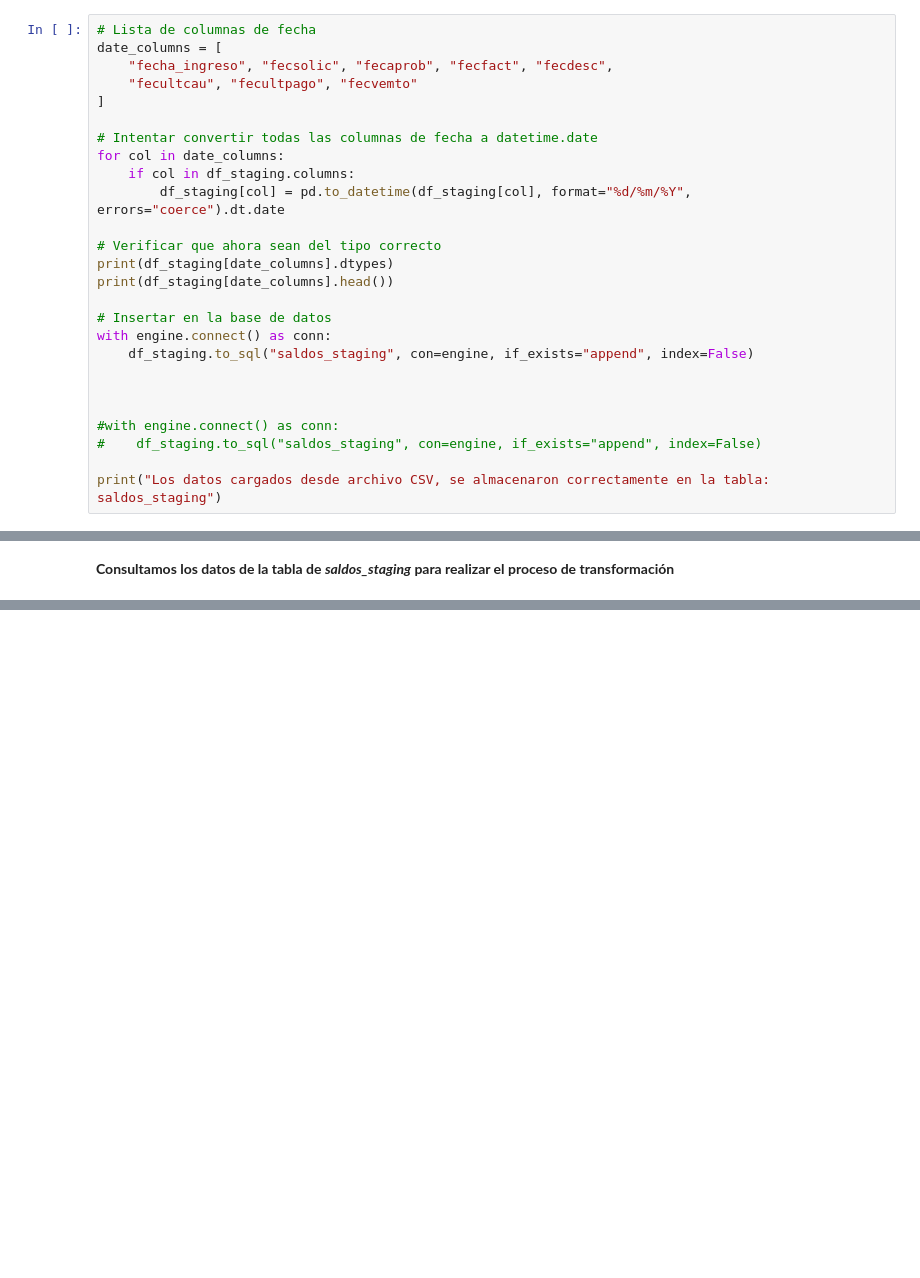
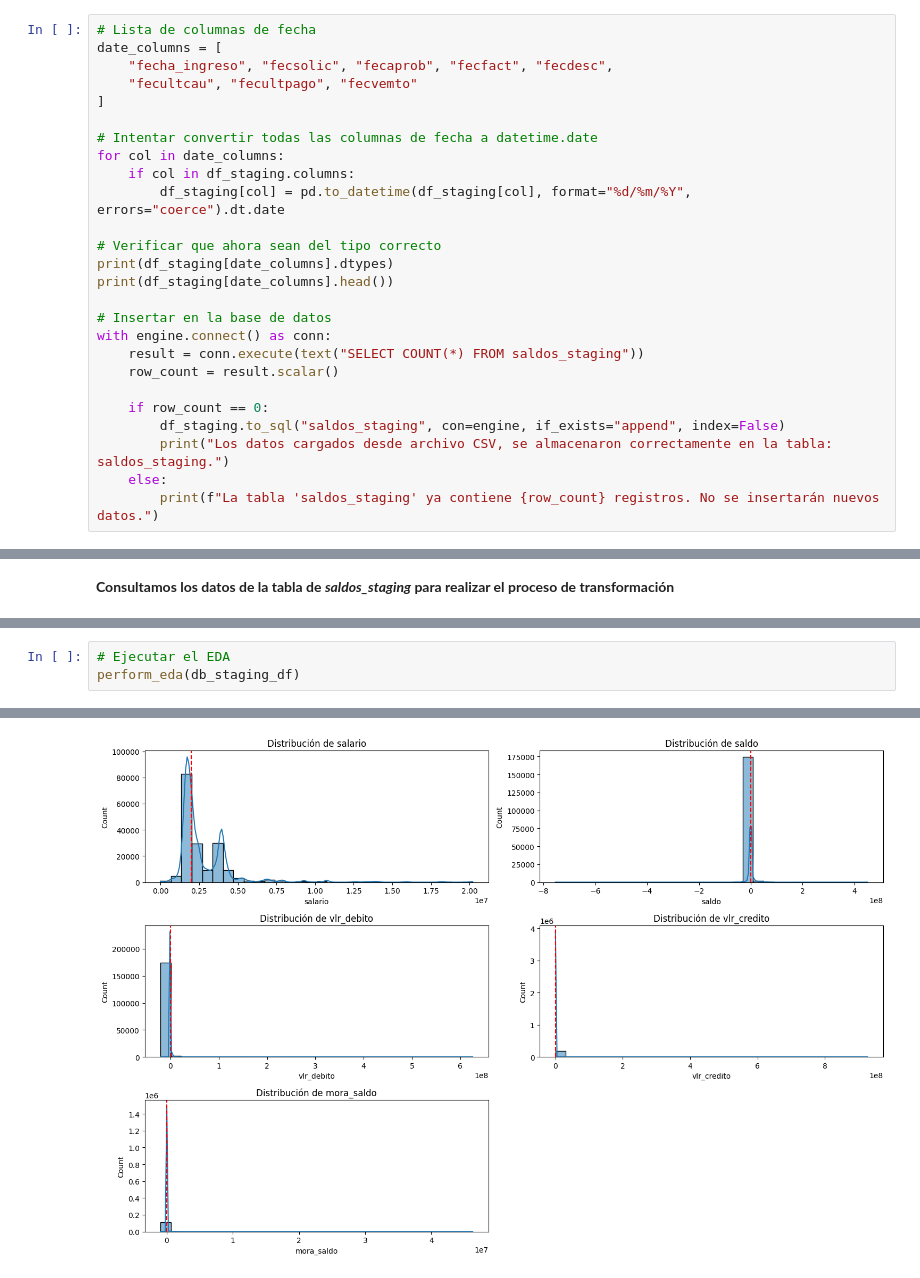
Before and after one commit to JormanCopete/ETL_Project, a Jupyter notebook: 001_extract.ipynb, the cells around one changed output, grey strips where cells are left out. Cells and saved outputs as stored; diff of their text form; blank space fills up the shorter version.

```diff
--- a/001_extract.ipynb
+++ b/001_extract.ipynb
@@ -205,14 +221,14 @@ print(df_staging[date_columns].head())
 
 # Insertar en la base de datos
 with engine.connect() as conn:
-    df_staging.to_sql("saldos_staging", con=engine, if_exists="append", index=False)
+    result = conn.execute(text("SELECT COUNT(*) FROM saldos_staging"))
+    row_count = result.scalar()
 
-
-
-#with engine.connect() as conn:
-#    df_staging.to_sql("saldos_staging", con=engine, if_exists="append", index=False)
-
-print("Los datos cargados desde archivo CSV, se almacenaron correctamente en la tabla: saldos_staging")
+    if row_count == 0:
+        df_staging.to_sql("saldos_staging", con=engine, if_exists="append", index=False)
+        print("Los datos cargados desde archivo CSV, se almacenaron correctamente en la tabla: saldos_staging.")
+    else:
+        print(f"La tabla 'saldos_staging' ya contiene {row_count} registros. No se insertarán nuevos datos.")
 # %% [output]
 fecha_ingreso    object
 fecsolic         object
@@ -260,0 +544,4 @@ db_staging_df.sample(n=15)
+# %%
+# Ejecutar el EDA
+perform_eda(db_staging_df)
+# %% [output]
@@ -260,0 +618 @@ db_staging_df.sample(n=15)
+[figure, added]
```
Also changed, not shown: parts of 16 cells of this notebook, 2 other files.
